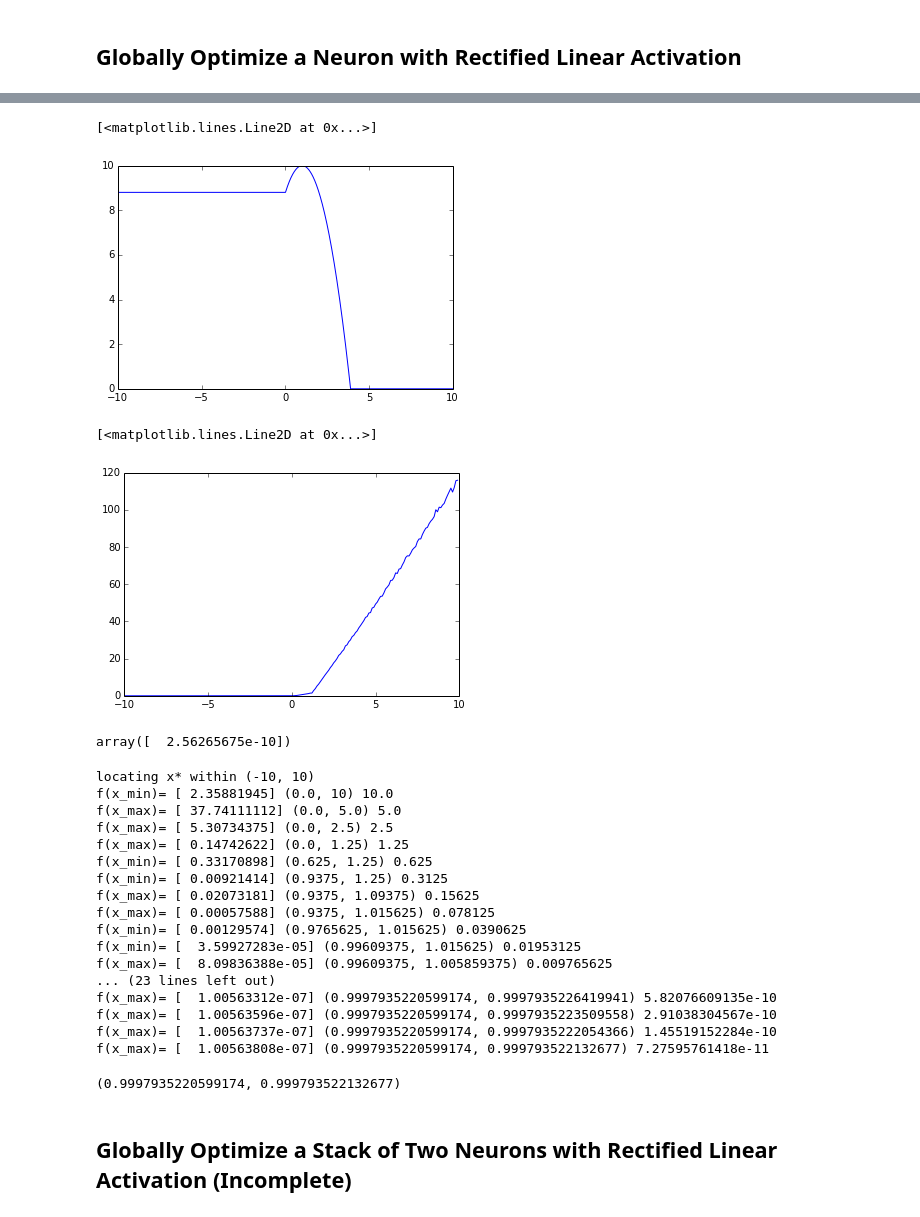
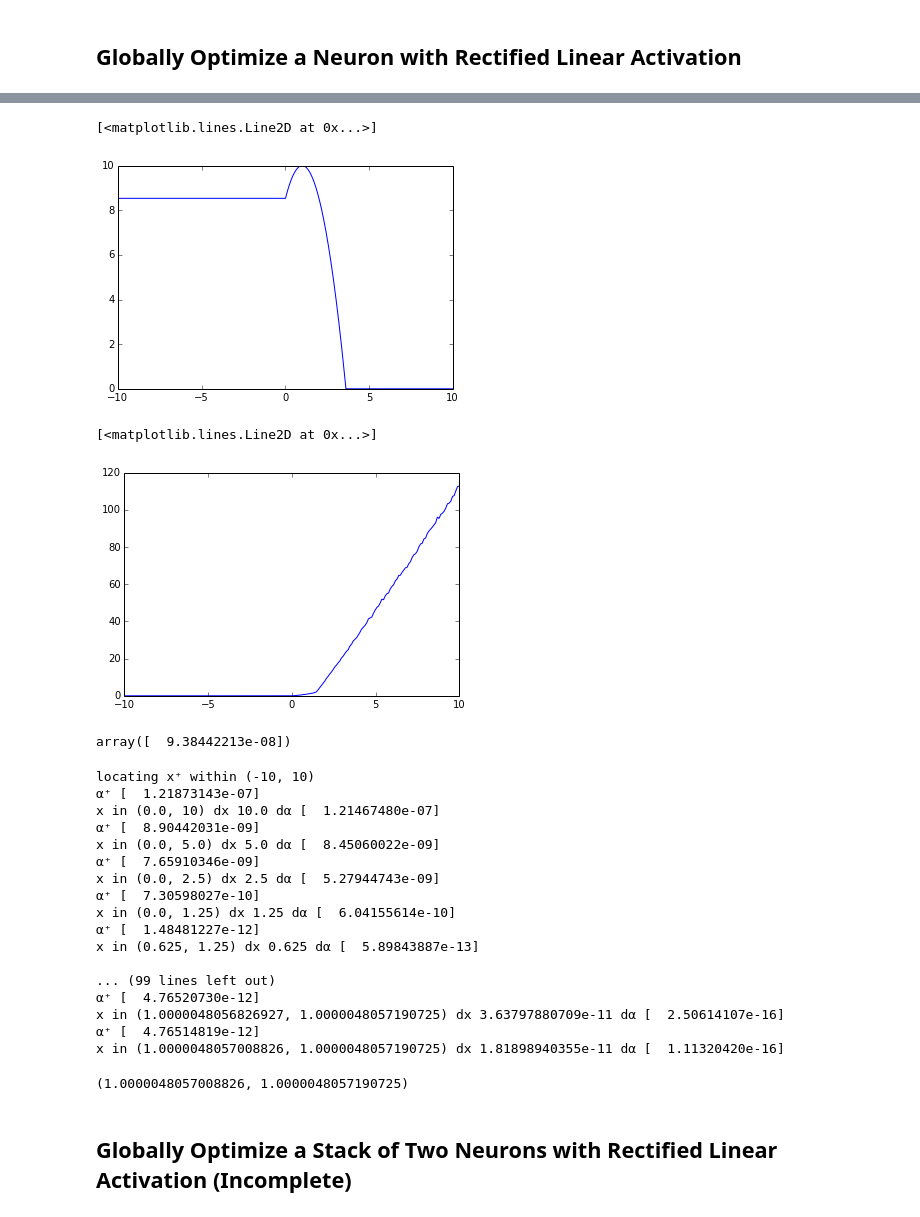
Before and after one commit to robertsdionne/notebooks, a Jupyter notebook: Global Optimization.ipynb, the cells around one changed output, grey strips where cells are left out. Cells and saved outputs as stored; diff of their text form; code cells hidden in the pictures.

```diff
--- a/Global Optimization.ipynb
+++ b/Global Optimization.ipynb
@@ -43,7 +43,7 @@ import numpy
 import math
 # %%
 def f(x):
-    return -numpy.sin(x - 25)/(x - 25) + 2
+    return numpy.sin(x - 25)/(x - 25) + 2
 # %%
 x = numpy.arange(-100, 100, 0.1)
 plt.plot(x, f(x))
@@ -75,7 +75,7 @@ Estimator(V, 1.001, 100000, -100, 100)
 # %%
 # Evaluate the deviation function over \alpha \in (-2, 2)
-y = numpy.arange(-2, 2, 0.01)
-alpha = numpy.arange(-2, 2, 0.01)
+y = numpy.linspace(0, 2.0, 100)
+alpha = y.copy()
 for i in xrange(0, y.size):
     alpha[i] = Estimator(V, y[i], 10000, -100, 100)
 plt.plot(y, alpha)
@@ -188,8 +198,8 @@ plt.plot(x2, V2(20, x2))
 [figure]
 # %%
 # Evaluate the deviation function over \alpha \in (-2, 2)
-y = numpy.arange(-20, 20, 0.01)
-alpha = numpy.arange(-20, 20, 0.01)
+y = numpy.linspace(-20, 20, 1000)
+alpha = y.copy()
 for i in xrange(0, y.size):
     alpha[i] = Estimator(V2, y[i], 10000, -15, 30)
 plt.plot(y, alpha)
@@ -244,41 +254,41 @@ V3 = Deviation(1, Neuron)
 plt.plot(theta, V3(10, theta))
 # %% [output]
 [<matplotlib.lines.Line2D at 0x...>]
-[figure, old version]
+[figure, new version]
 # %%
 # Evaluate the deviation function over \alpha \in (-2, 2)
-y = numpy.arange(-10, 10, 0.1)
-alpha = numpy.arange(-10, 10, 0.1)
+y = numpy.linspace(-10, 10, 200)
+alpha = y.copy()
 for i in xrange(0, y.size):
     alpha[i] = Estimator(V3, y[i], 10000, -10, 10)
 plt.plot(y, alpha)
 # %% [output]
 [<matplotlib.lines.Line2D at 0x...>]
-[figure, old version]
+[figure, new version]
 # %%
-FindEssentialInfimum(Neuron, 1000000, -10, 10, 1e-10)
+FindEssentialInfimum(Neuron, 2**16, -10, 10, 1e-10)
 # %% [output]
-array([  2.56265675e-10])
+array([  9.38442213e-08])
 # %%
-FindMinimizingParameter(Neuron, 1000000, -10, 10, 1e-10, 1e-7)
+FindMinimizingParameter(Neuron, 2**16, -10, 10, 1e-10)
 # %% [output]
-locating x* within (-10, 10)
-f(x_min)= [ 2.35881945] (0.0, 10) 10.0
-f(x_max)= [ 37.74111112] (0.0, 5.0) 5.0
-f(x_max)= [ 5.30734375] (0.0, 2.5) 2.5
-f(x_max)= [ 0.14742622] (0.0, 1.25) 1.25
-f(x_min)= [ 0.33170898] (0.625, 1.25) 0.625
-f(x_min)= [ 0.00921414] (0.9375, 1.25) 0.3125
-f(x_max)= [ 0.02073181] (0.9375, 1.09375) 0.15625
-f(x_max)= [ 0.00057588] (0.9375, 1.015625) 0.078125
-f(x_min)= [ 0.00129574] (0.9765625, 1.015625) 0.0390625
-f(x_min)= [  3.59927283e-05] (0.99609375, 1.015625) 0.01953125
-f(x_max)= [  8.09836388e-05] (0.99609375, 1.005859375) 0.009765625
-... (23 lines left out)
-f(x_max)= [  1.00563312e-07] (0.9997935220599174, 0.9997935226419941) 5.82076609135e-10
-f(x_max)= [  1.00563596e-07] (0.9997935220599174, 0.9997935223509558) 2.91038304567e-10
-f(x_max)= [  1.00563737e-07] (0.9997935220599174, 0.9997935222054366) 1.45519152284e-10
-f(x_max)= [  1.00563808e-07] (0.9997935220599174, 0.999793522132677) 7.27595761418e-11
+locating x⁺ within (-10, 10)
+α⁺ [  1.21873143e-07]
+x in (0.0, 10) dx 10.0 dα [  1.21467480e-07]
+α⁺ [  8.90442031e-09]
+x in (0.0, 5.0) dx 5.0 dα [  8.45060022e-09]
+α⁺ [  7.65910346e-09]
+x in (0.0, 2.5) dx 2.5 dα [  5.27944743e-09]
+α⁺ [  7.30598027e-10]
+x in (0.0, 1.25) dx 1.25 dα [  6.04155614e-10]
+α⁺ [  1.48481227e-12]
+x in (0.625, 1.25) dx 0.625 dα [  5.89843887e-13]
+
+... (99 lines left out)
+α⁺ [  4.76520730e-12]
+x in (1.0000048056826927, 1.0000048057190725) dx 3.63797880709e-11 dα [  2.50614107e-16]
+α⁺ [  4.76514819e-12]
+x in (1.0000048057008826, 1.0000048057190725) dx 1.81898940355e-11 dα [  1.11320420e-16]
-(0.9997935220599174, 0.999793522132677)
+(1.0000048057008826, 1.0000048057190725)
 # %% [markdown]
 ## Globally Optimize a Stack of Two Neurons with Rectified Linear Activation (Incomplete)
```
Also changed, not shown: parts of 15 cells of this notebook.
